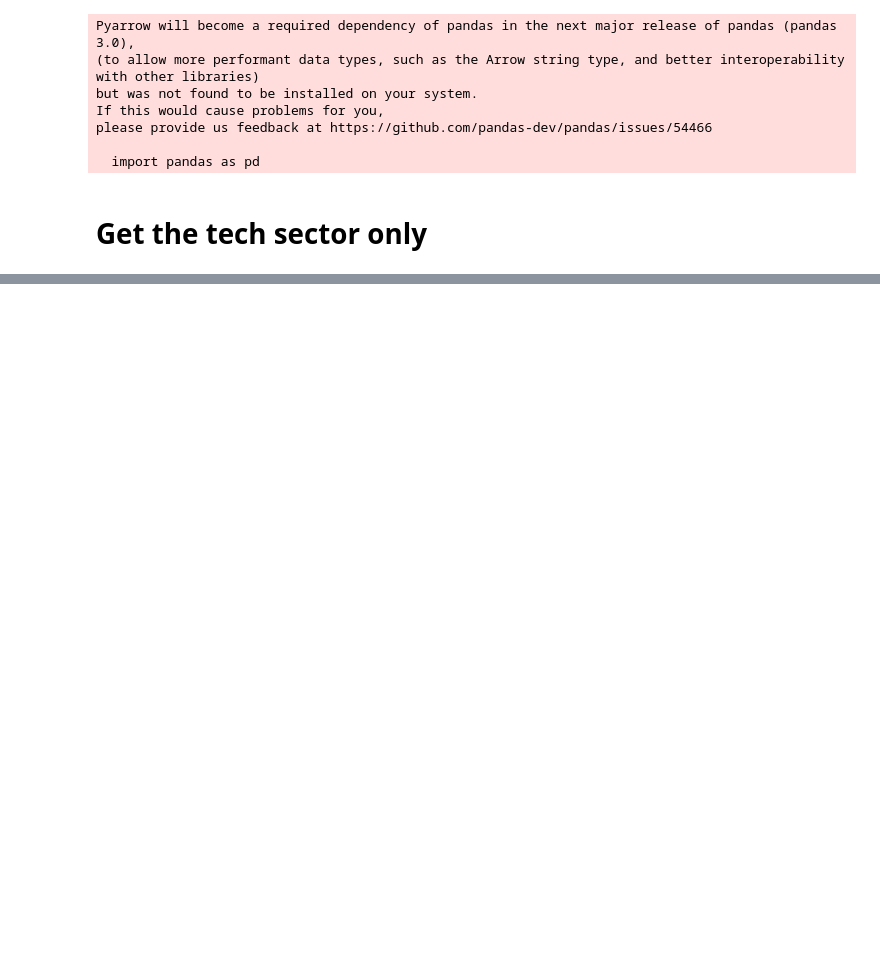
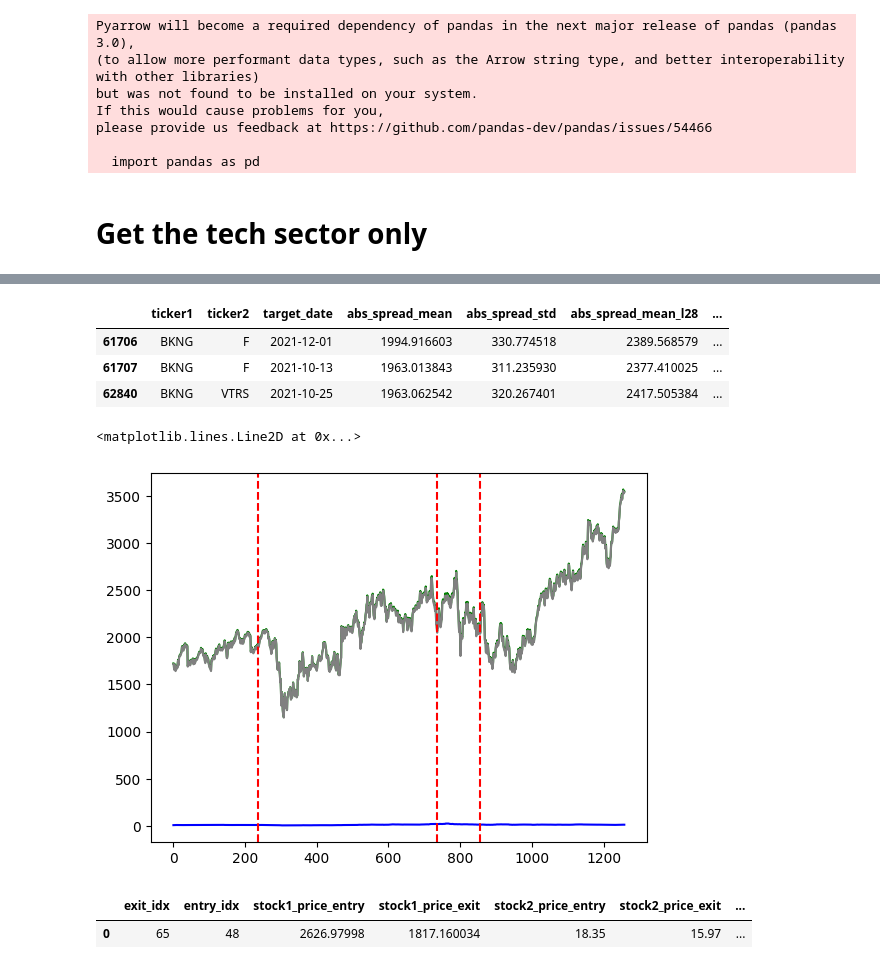
Before and after one commit to nishikaa/pair_trading, a Jupyter notebook: pair-trading-foundations/notebooks/Training Data Generation.ipynb, the cells around one changed output, grey strips where cells are left out. Saved outputs shown, nothing was run; the diff lists cells and outputs as text; code cells hidden in the pictures; blank space fills up the shorter version.

```diff
--- a/pair-trading-foundations/notebooks/Training Data Generation.ipynb
+++ b/pair-trading-foundations/notebooks/Training Data Generation.ipynb
@@ -68,0 +75,26 @@ combined.to_csv('Data/all_sector_pairs.csv', index=False)
+# %%
+combined[combined.total_pnl>21]
+# %% [output]
+|  | ticker1 | ticker2 | target_date | abs_spread_mean | abs_spread_std | abs_spread_mean_l28 | ... |
+| 61706 | BKNG | F | 2021-12-01 | 1994.916603 | 330.774518 | 2389.568579 | ... |
+| 61707 | BKNG | F | 2021-10-13 | 1963.013843 | 311.235930 | 2377.410025 | ... |
+| 62840 | BKNG | VTRS | 2021-10-25 | 1963.062542 | 320.267401 | 2417.505384 | ... |
+# %%
+ticker1 = 'BKNG'
+ticker2 = 'F'
+# Get a list of unique dates for later use
+all_dates = data['Date'].unique()
+vec1_full = data['Close'][data.Ticker==ticker1].values
+vec2_full = data['Close'][data.Ticker==ticker2].values
+# %%
+idx = np.where(all_dates=='2021-12-01')[0][0]
+# %%
+plt.plot(vec1_full, label='Stock1', color='green')
+plt.plot(vec2_full, label='Stock2', color='blue')
+plt.plot(abs(vec1_full - vec2_full), label='Absolute Spread', color='grey')
+plt.axvline(x=idx, color='red', linestyle='--', label='Vertical Line')
+plt.axvline(x=idx-500, color='red', linestyle='--', label='Vertical Line')
+plt.axvline(x=idx+120, color='red', linestyle='--', label='Vertical Line')
+# %% [output]
+<matplotlib.lines.Line2D at 0x...>
+[figure, added]
@@ -68,0 +109,5 @@ combined.to_csv('Data/all_sector_pairs.csv', index=False)
+# %%
+trade.trade_execution_table
+# %% [output]
+|  | exit_idx | entry_idx | stock1_price_entry | stock1_price_exit | stock2_price_entry | stock2_price_exit | ... |
+| 0 | 65 | 48 | 2626.97998 | 1817.160034 | 18.35 | 15.97 | ... |
```
Also changed, not shown: parts of 12 cells of this notebook, 2 other files.
